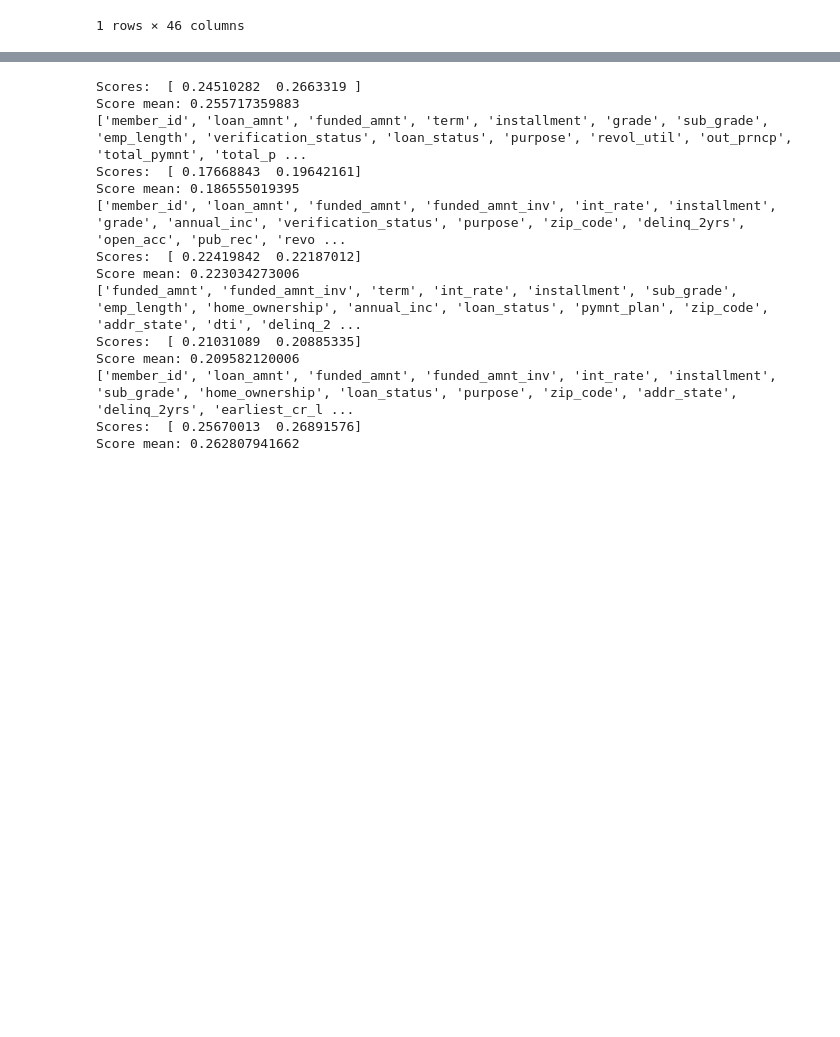
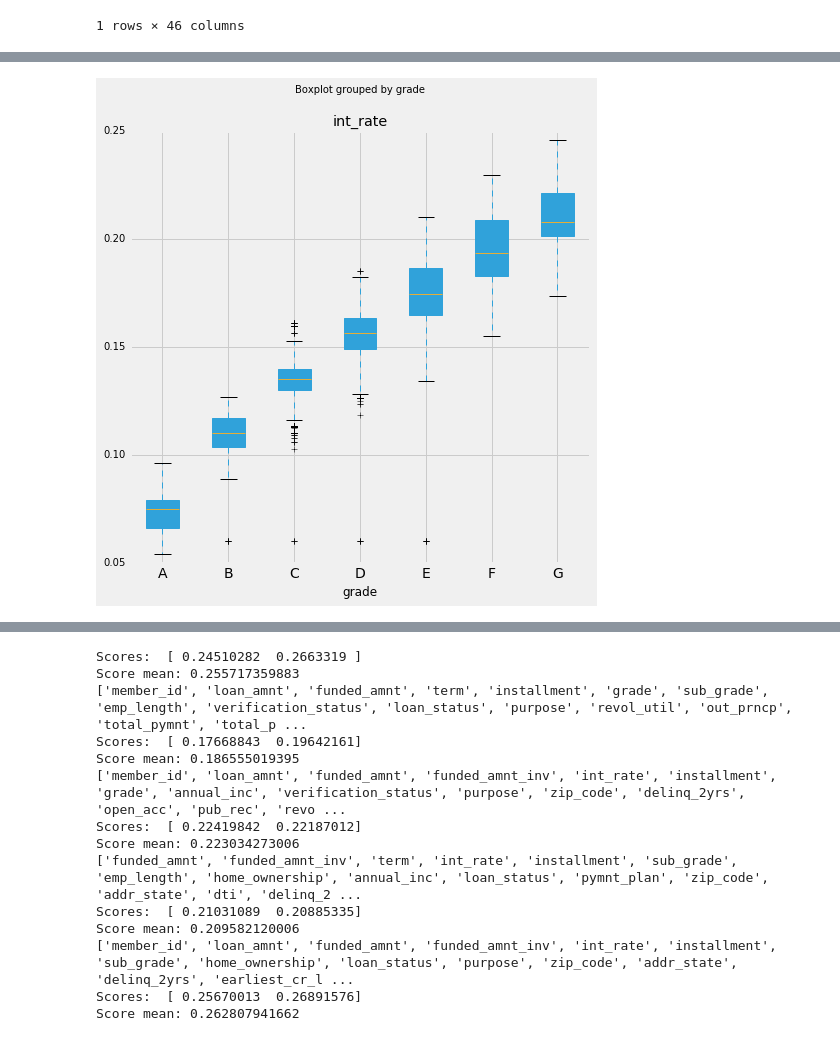
Before and after one commit to Nosdrowia/MLProject, a Jupyter notebook: LendingClub.ipynb, the cells around one changed output, grey strips where cells are left out. Saved outputs shown, nothing was run; the diff lists cells and outputs as text; code cells hidden in the pictures; blank space fills up the shorter version.

```diff
--- a/LendingClub.ipynb
+++ b/LendingClub.ipynb
@@ -59,0 +98,7 @@ data.head(1)
+# %%
+# Boxplot for int_rate over grade
+data.boxplot(column="int_rate", by= "grade",figsize= (8,8),patch_artist=True)
+plt.xticks([1, 2, 3, 4, 5, 6, 7], ['A', 'B', 'C', 'D', 'E', 'F', 'G'])
+plt.style.use('ggplot')
+# %% [output]
+[figure, added]
```
Also changed, not shown: parts of 4 cells of this notebook.
